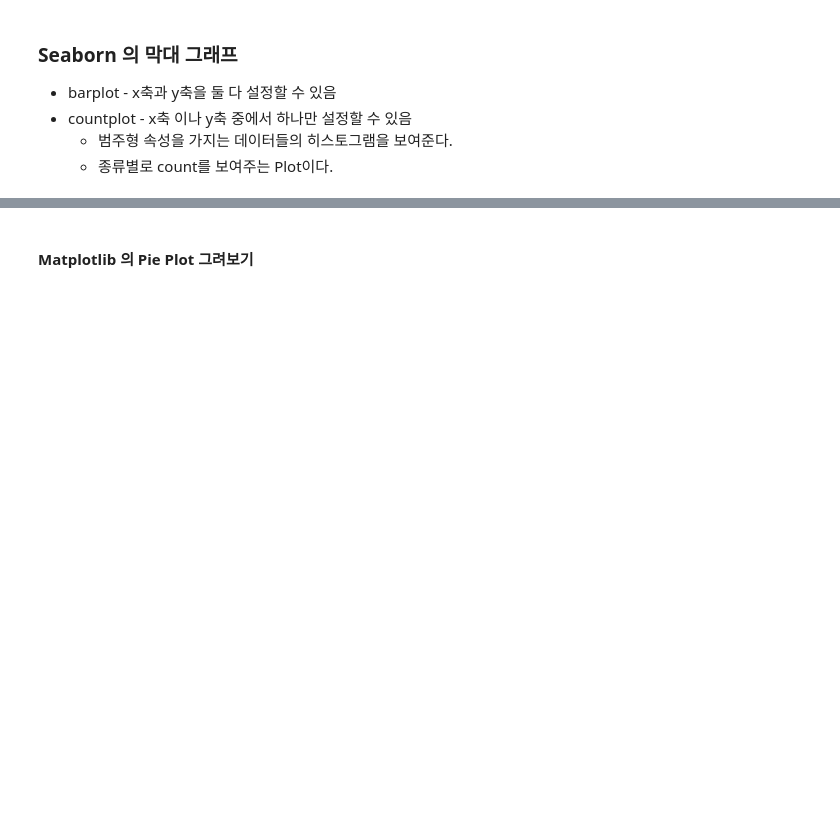
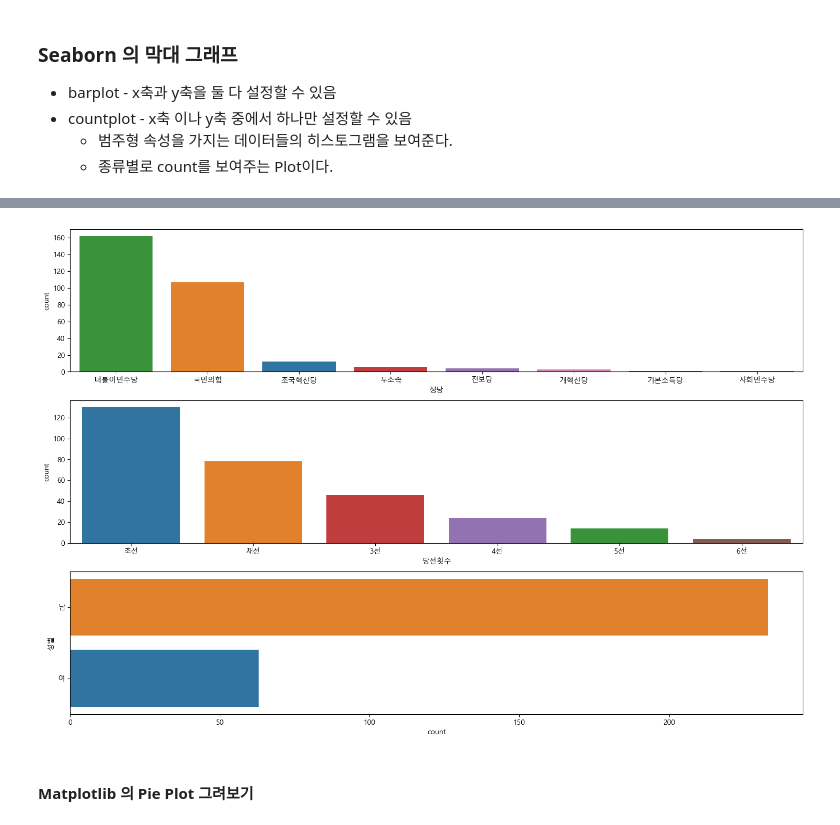
Before and after one commit to seoyeon020/Python_Webscraping_Analysis, a Jupyter notebook: 05-2.국회의원현황_New2025_시각화.ipynb, the cells around one changed output, grey strips where cells are left out. Cells and saved outputs as stored; diff of their text form; code cells hidden in the pictures; blank space fills up the shorter version.

```diff
--- a/05-2.국회의원현황_New2025_시각화.ipynb
+++ b/05-2.국회의원현황_New2025_시각화.ipynb
@@ -361,12 +376,14 @@ member_df['정당'].value_counts().index
 # %%
 figure, (axes1,axes2,axes3) = plt.subplots(nrows=3, ncols=1)
 figure.set_size_inches(18,12)
 
 sns.countplot(data=member_df, x='정당', ax=axes1, order=member_df['정당'].value_counts().index, hue='정당')
 sns.countplot(data=member_df, x='당선횟수', ax=axes2, order=member_df['당선횟수'].value_counts().index, hue='당선횟수')
-sns.countplot(data=member_df, x='성별', ax=axes3, order=member_df['성별'].value_counts().index, hue='성별')
+sns.countplot(data=member_df, y='성별', ax=axes3, order=member_df['성별'].value_counts().index, hue='성별')
 
 plt.show()
+# %% [output]
+[figure, added]
 # %% [markdown]
 #### Matplotlib 의 Pie Plot 그려보기
 # %%
```
Also changed, not shown: parts of 12 cells of this notebook.
